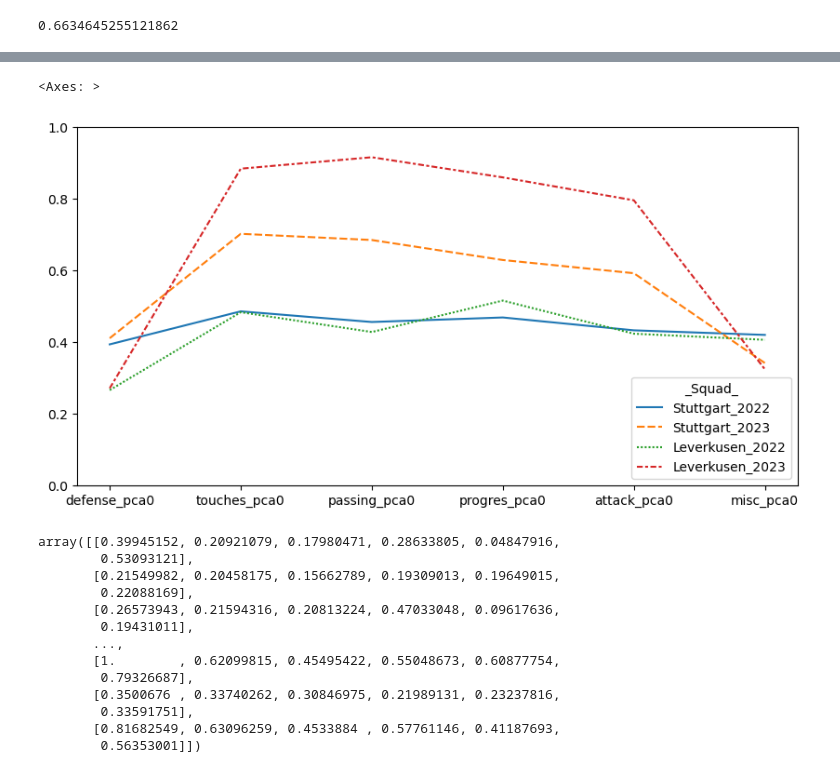
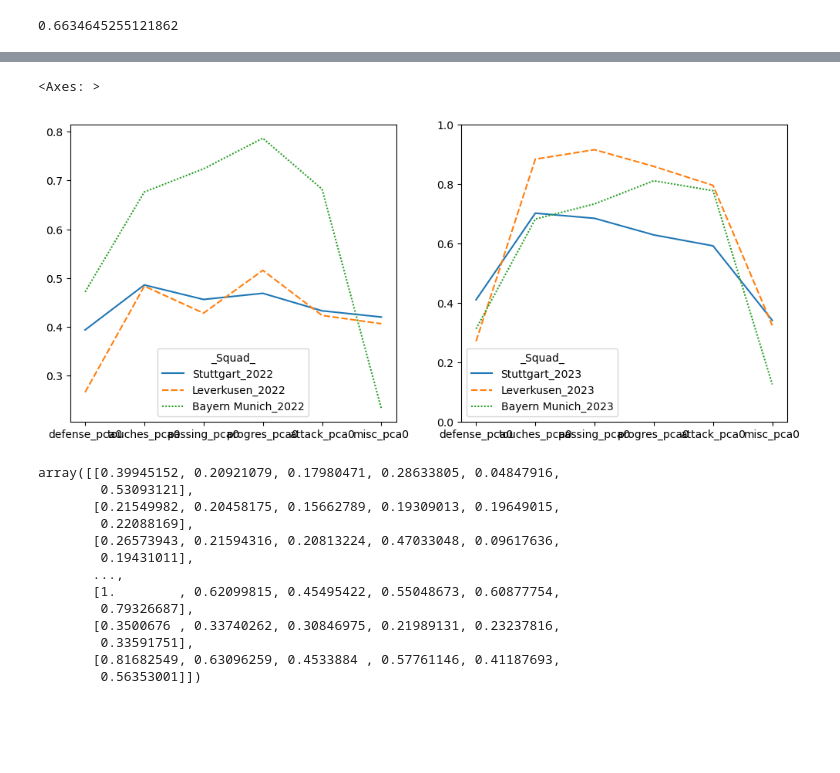
Before and after one commit to alibekk93/FM_skills_prediction, a Jupyter notebook: notebooks/02_team_similarity.ipynb, the cells around one changed output, grey strips where cells are left out. Drawn from its saved outputs; the diff is of its cells as text; code cells hidden in the pictures; blank space fills up the shorter version.

Commit message:
team similarity added with raw data or PCA

```diff
--- a/notebooks/02_team_similarity.ipynb
+++ b/notebooks/02_team_similarity.ipynb
@@ -78,11 +96,11 @@ team_data_pca_scaled = pd.DataFrame(team_data_pca_scaled, index=team_data_pca.in
 # %%
-fig, ax = plt.subplots(figsize=(10,5))
-ax.set_ylim(0, 1)
-sns.lineplot(data=team_data_pca_scaled.loc[['Stuttgart_2022', 'Stuttgart_2023',
-                                            'Leverkusen_2022', 'Leverkusen_2023']].T, ax=ax)
+fig, axs = plt.subplots(ncols=2, figsize=(12,5))
+plt.ylim(0, 1)
+sns.lineplot(data=team_data_pca_scaled.loc[['Stuttgart_2022', 'Leverkusen_2022', 'Bayern Munich_2022']].T, ax=axs[0])
+sns.lineplot(data=team_data_pca_scaled.loc[['Stuttgart_2023', 'Leverkusen_2023', 'Bayern Munich_2023']].T, ax=axs[1])
 # %% [output]
 <Axes: >
-[figure, old version]
+[figure, new version]
 # %%
 MinMaxScaler().fit_transform(team_data_pca)
 # %% [output]
```
Also changed, not shown: parts of 1 cell of this notebook.
